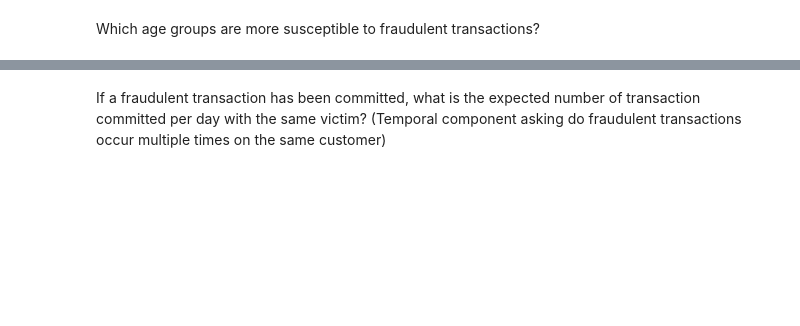
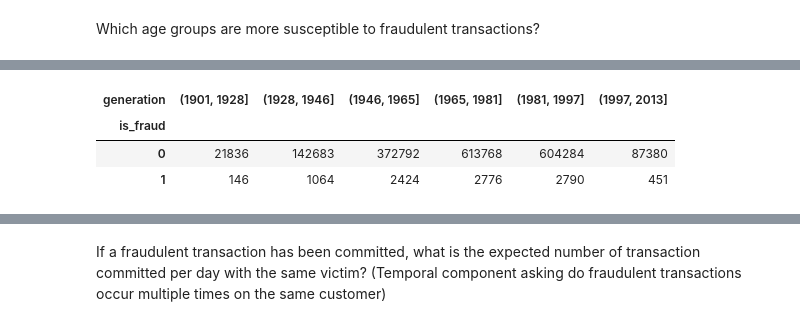
Before and after one commit to DMODPevahouse/ai_enabled_system, a Jupyter notebook: FraudDetection/exploratory_analysis.ipynb, the cells around one changed output, grey strips where cells are left out. Saved outputs shown, nothing was run; the diff lists cells and outputs as text; code cells hidden in the pictures; blank space fills up the shorter version.

```diff
--- a/FraudDetection/exploratory_analysis.ipynb
+++ b/FraudDetection/exploratory_analysis.ipynb
@@ -36,0 +88,9 @@ Which age groups are more susceptible to fraudulent transactions?
+# %%
+counts = pd.crosstab(df2['is_fraud'], df2['generation'])
+# %%
+counts
+# %% [output]
+| generation | (1901, 1928] | (1928, 1946] | (1946, 1965] | (1965, 1981] | (1981, 1997] | (1997, 2013] |
+| is_fraud |  |  |  |  |  |  |
+| 0 | 21836 | 142683 | 372792 | 613768 | 604284 | 87380 |
+| 1 | 146 | 1064 | 2424 | 2776 | 2790 | 451 |
```
Also changed, not shown: parts of 43 cells of this notebook.
